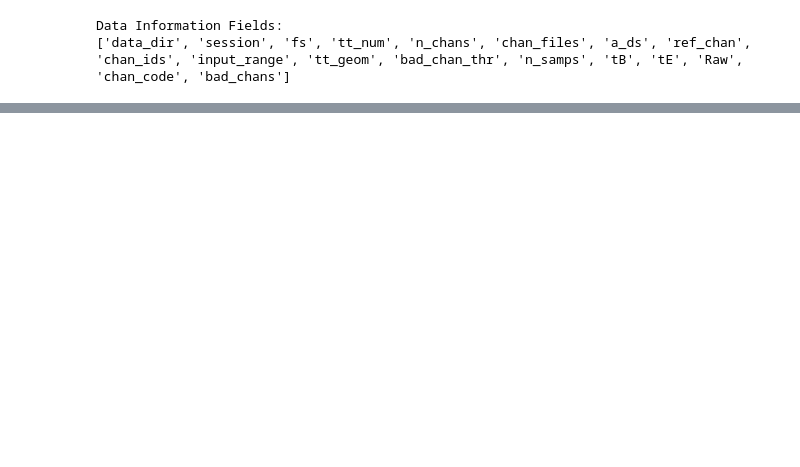
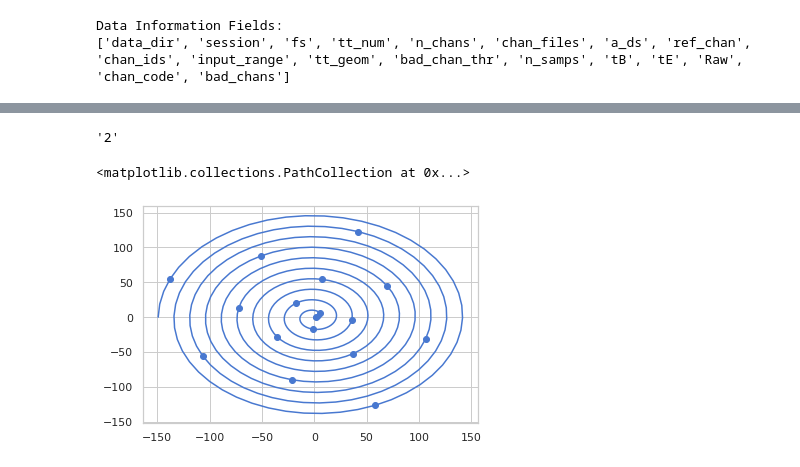
Before and after one commit to alexgonzl/TMA, a Jupyter notebook: Sorting/sort_protocol_dev.ipynb, the cells around one changed output, grey strips where cells are left out. Saved outputs shown, nothing was run; the diff lists cells and outputs as text; code cells hidden in the pictures; blank space fills up the shorter version.

```diff
--- a/Sorting/sort_protocol_dev.ipynb
+++ b/Sorting/sort_protocol_dev.ipynb
@@ -130,0 +215,4 @@ spk_masked_signals = se.NumpyRecordingExtractor(timeseries=spk_data*chan_masks,
+# %%
+data_info['tt_num']
+# %% [output]
+'2'
@@ -130,0 +225,18 @@ spk_masked_signals = se.NumpyRecordingExtractor(timeseries=spk_data*chan_masks,
+# %%
+%matplotlib inline
+import matplotlib.pyplot as plt
+a = 1.5
+b = -2.4
+t = np.linspace(0,20*np.pi,500)
+x = (a + b*t) * np.cos(t)
+y = (a + b*t) * np.sin(t)
+plt.plot(x, y)#, col=2, lwd=3)
+
+locs = np.arange(0,n,np.int(n/16))
+
+plt.scatter(x[locs],y[locs])
+
+#abline(h=0, v=0, col="grey")
+# %% [output]
+<matplotlib.collections.PathCollection at 0x...>
+[figure, added]
```
Also changed, not shown: parts of 24 cells of this notebook, 9 other files.
